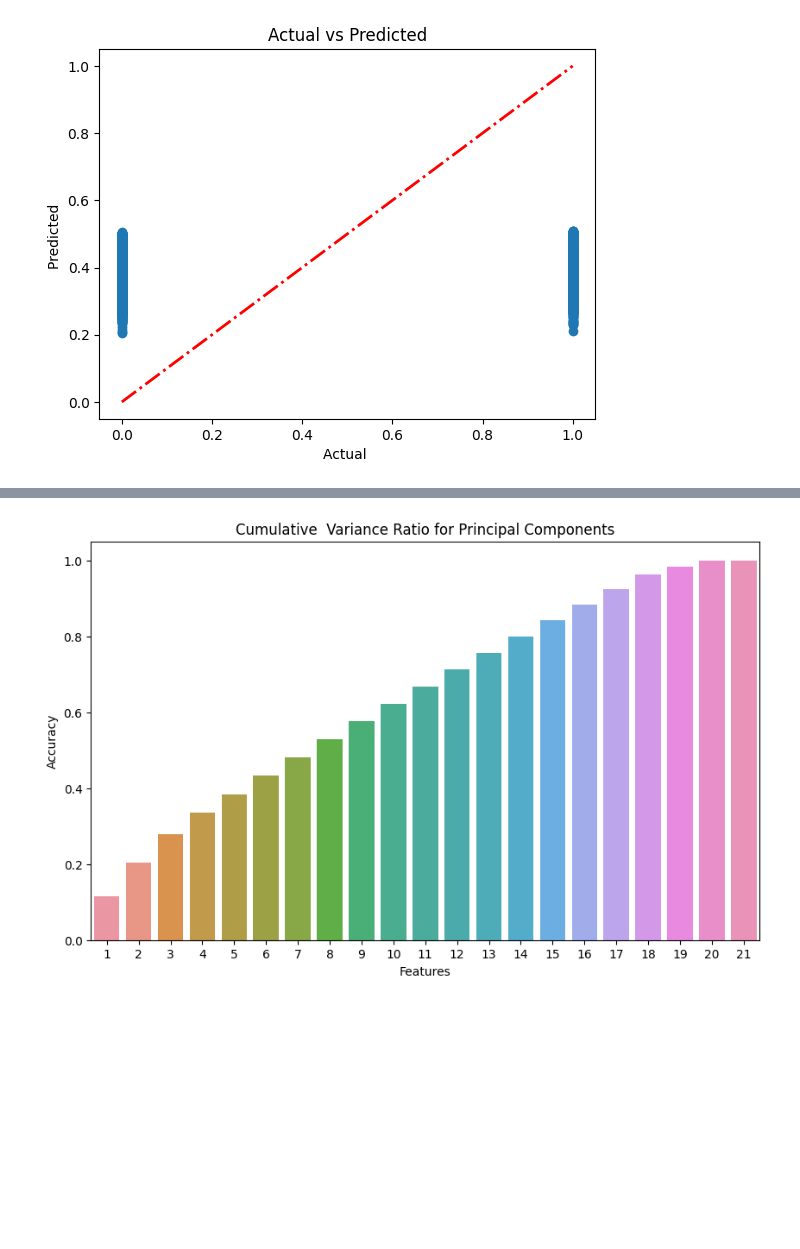
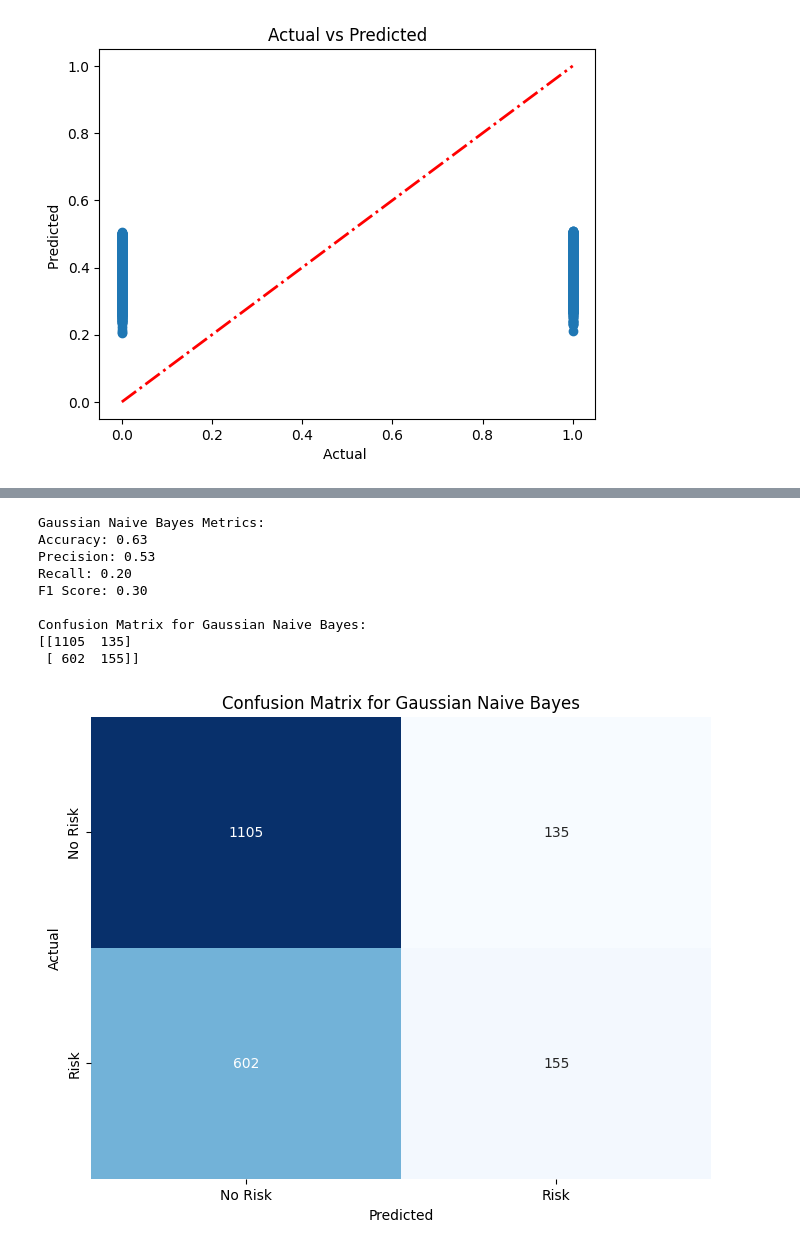
Before and after one commit to Pathin220/4105_Project, a Jupyter notebook: Project_Complete_Classic_ML.ipynb, the cells around one changed output, grey strips where cells are left out. Drawn from its saved outputs; the diff is of its cells as text; code cells hidden in the pictures; blank space fills up the shorter version.

```diff
--- a/Project_Complete_Classic_ML.ipynb
+++ b/Project_Complete_Classic_ML.ipynb
@@ -308,28 +344,31 @@ Confusion Matrix for Gaussian Naive Bayes:
-# %%
-# Handle missing values
-imputer = SimpleImputer(strategy='mean')
-heart_attack_imputed = pd.DataFrame(imputer.fit_transform(heart_attack), columns=heart_attack.columns)
-
-# Extract features and target
-X = heart_attack_imputed[['Sex', 'Age', 'Blood Pressure','Country','Stress Level','Medication Use', 'Previous Heart Problems', 'Diet', 'Physical Activity Days Per Week', 'Alcohol Consumption', 'Obesity', 'Smoking',
-                'Family History', 'Diabetes', 'Hemisphere', 'Continent', 'Country','Exercise Hours Per Week', 'Sleep Hours Per Day', 'BMI', 'Sedentary Hours Per Day']].values
-y = heart_attack_imputed['Heart Risk']
-
-
-# Normalize data using Standard Scaler
-scaler = StandardScaler()
-X_scaled = scaler.fit_transform(X)
-
-# Apply PCA
-pca = PCA()
-X_pca = pca.fit_transform(X_scaled)
-
-# Plot the explained variance ratio
-plt.figure(figsize=(10, 6))
-sns.barplot(x=np.arange(1, pca.n_components_ + 1), y=np.cumsum(pca.explained_variance_ratio_))
-plt.title('Cumulative  Variance Ratio for Principal Components')
-plt.xlabel('Features')
-plt.ylabel('Accuracy')
-plt.show()
-# %% [output]
-[figure, removed]
+# %%
+# Confusion matrix for Gaussian Naive Bayes
+nb_conf_matrix = confusion_matrix(y_test_nb, y_nb_pred)
+
+print('\nGaussian Naive Bayes Metrics:')
+print(f'Accuracy: {nb_accuracy:.2f}')
+print(f'Precision: {nb_precision:.2f}')
+print(f'Recall: {nb_recall:.2f}')
+print(f'F1 Score: {nb_f1:.2f}')
+print('\nConfusion Matrix for Gaussian Naive Bayes:')
+print(nb_conf_matrix)
+
+# Plot the confusion matrix as a heatmap
+plt.figure(figsize=(8, 6))
+sns.heatmap(nb_conf_matrix, annot=True, fmt='d', cmap='Blues', cbar=False,
+            xticklabels=['No Risk', 'Risk'], yticklabels=['No Risk', 'Risk'])
+plt.title('Confusion Matrix for Gaussian Naive Bayes')
+plt.xlabel('Predicted')
+plt.ylabel('Actual')
+plt.show()
+# %% [output]
+Gaussian Naive Bayes Metrics:
+Accuracy: 0.63
+Precision: 0.53
+Recall: 0.20
+F1 Score: 0.30
+
+Confusion Matrix for Gaussian Naive Bayes:
+[[1105  135]
+ [ 602  155]]
+[figure, added]
```
Also changed, not shown: parts of 4 cells of this notebook.
